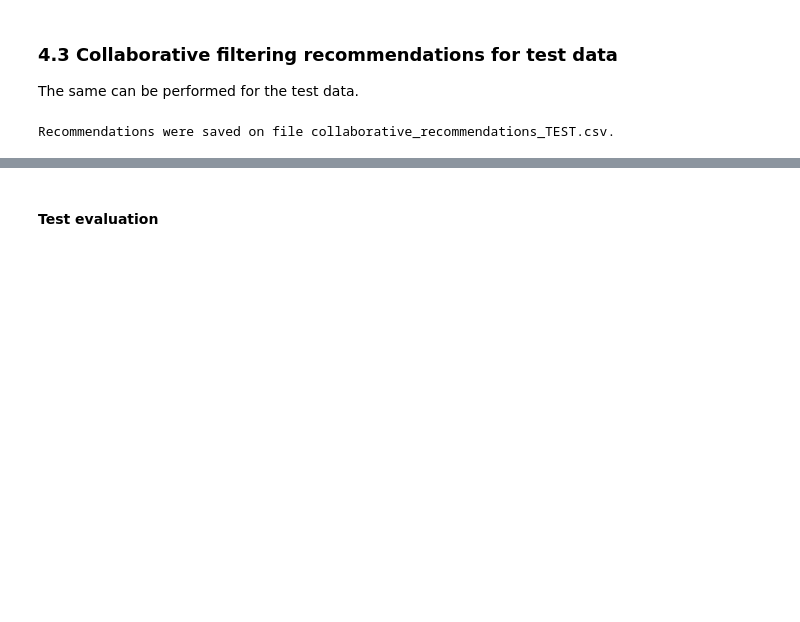
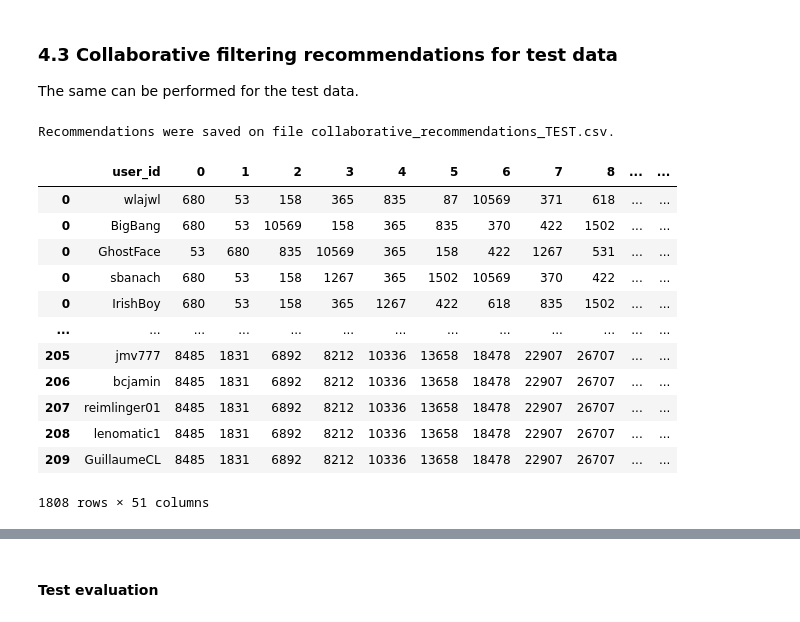
Before and after one commit to martafilipa/HCKT05_team5, a Jupyter notebook: workflow.ipynb, the cells around one changed output, grey strips where cells are left out. Saved outputs shown, nothing was run; the diff lists cells and outputs as text; code cells hidden in the pictures; blank space fills up the shorter version.

```diff
--- a/workflow.ipynb
+++ b/workflow.ipynb
@@ -652,3 +672,19 @@ collab_reco_test = lightFM_recommendations(lfmdataset, lfmodel, test_users.user_
 save_recommendations(collab_reco_test, "collaborative_recommendations_TEST")
 # %% [output]
 Recommendations were saved on file collaborative_recommendations_TEST.csv.
+# %%
+collab_reco_test
+# %% [output]
+|  | user_id | 0 | 1 | 2 | 3 | 4 | 5 | 6 | 7 | 8 | ... | ... |
+| 0 | wlajwl | 680 | 53 | 158 | 365 | 835 | 87 | 10569 | 371 | 618 | ... | ... |
+| 0 | BigBang | 680 | 53 | 10569 | 158 | 365 | 835 | 370 | 422 | 1502 | ... | ... |
+| 0 | GhostFace | 53 | 680 | 835 | 10569 | 365 | 158 | 422 | 1267 | 531 | ... | ... |
+| 0 | sbanach | 680 | 53 | 158 | 1267 | 365 | 1502 | 10569 | 370 | 422 | ... | ... |
+| 0 | IrishBoy | 680 | 53 | 158 | 365 | 1267 | 422 | 618 | 835 | 1502 | ... | ... |
+| ... | ... | ... | ... | ... | ... | ... | ... | ... | ... | ... | ... | ... |
+| 205 | jmv777 | 8485 | 1831 | 6892 | 8212 | 10336 | 13658 | 18478 | 22907 | 26707 | ... | ... |
+| 206 | bcjamin | 8485 | 1831 | 6892 | 8212 | 10336 | 13658 | 18478 | 22907 | 26707 | ... | ... |
+| 207 | reimlinger01 | 8485 | 1831 | 6892 | 8212 | 10336 | 13658 | 18478 | 22907 | 26707 | ... | ... |
+| 208 | lenomatic1 | 8485 | 1831 | 6892 | 8212 | 10336 | 13658 | 18478 | 22907 | 26707 | ... | ... |
+| 209 | GuillaumeCL | 8485 | 1831 | 6892 | 8212 | 10336 | 13658 | 18478 | 22907 | 26707 | ... | ... |
+1808 rows × 51 columns
```
Also changed, not shown: parts of 32 cells of this notebook.
